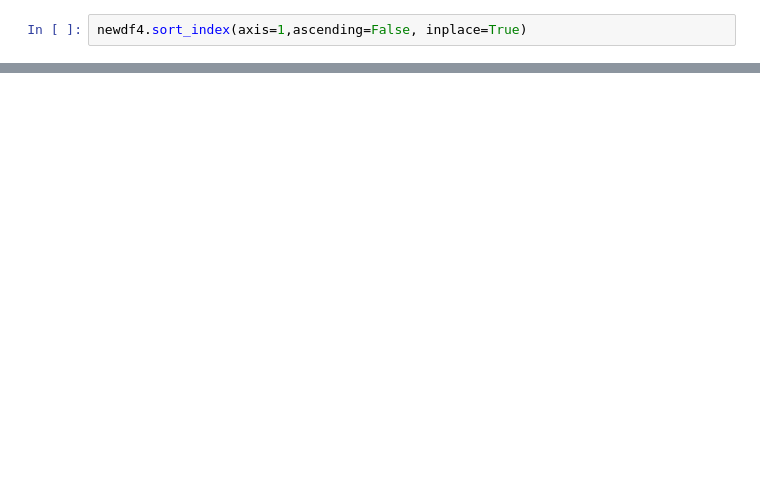
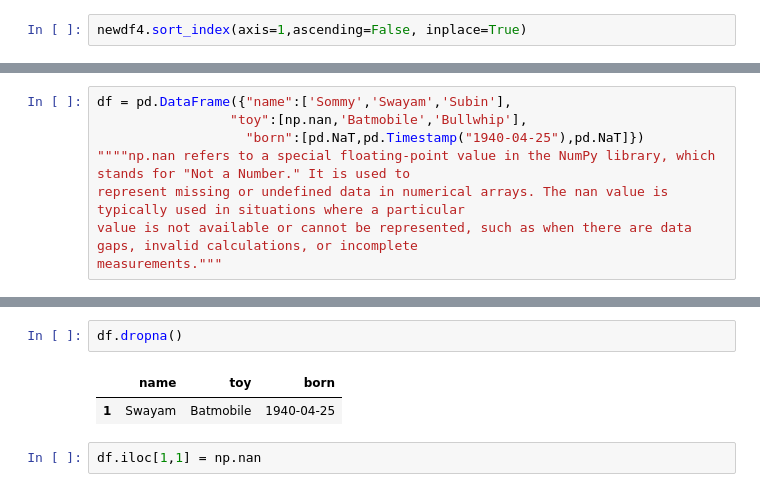
Before and after one commit to Swayam-Ghimire/pandas, a Jupyter notebook: Pandas.ipynb, the cells around one changed output, grey strips where cells are left out. Drawn from its saved outputs; the diff is of its cells as text; blank space fills up the shorter version.

```diff
--- a/Pandas.ipynb
+++ b/Pandas.ipynb
@@ -832,0 +830,8 @@ newdf4
+# %%
+df = pd.DataFrame({"name":['Sommy','Swayam','Subin'],
+                 "toy":[np.nan,'Batmobile','Bullwhip'],
+                   "born":[pd.NaT,pd.Timestamp("1940-04-25"),pd.NaT]})
+""""np.nan refers to a special floating-point value in the NumPy library, which stands for "Not a Number." It is used to
+represent missing or undefined data in numerical arrays. The nan value is typically used in situations where a particular
+value is not available or cannot be represented, such as when there are data gaps, invalid calculations, or incomplete
+measurements."""
@@ -832,0 +861,7 @@ newdf4
+# %%
+df.dropna()
+# %% [output]
+|  | name | toy | born |
+| 1 | Swayam | Batmobile | 1940-04-25 |
+# %%
+df.iloc[1,1] = np.nan
```
Also changed, not shown: parts of 48 cells of this notebook, 1 other file.
